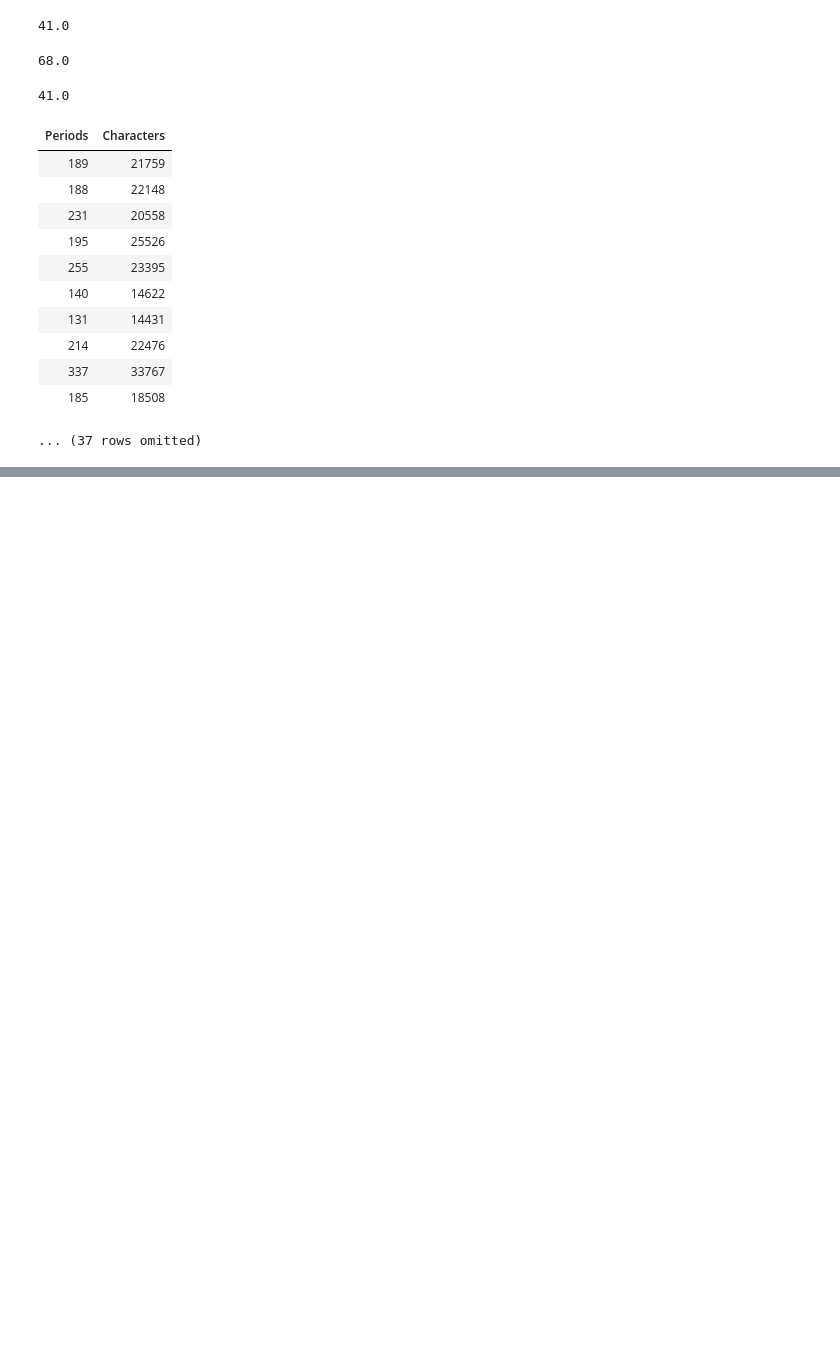
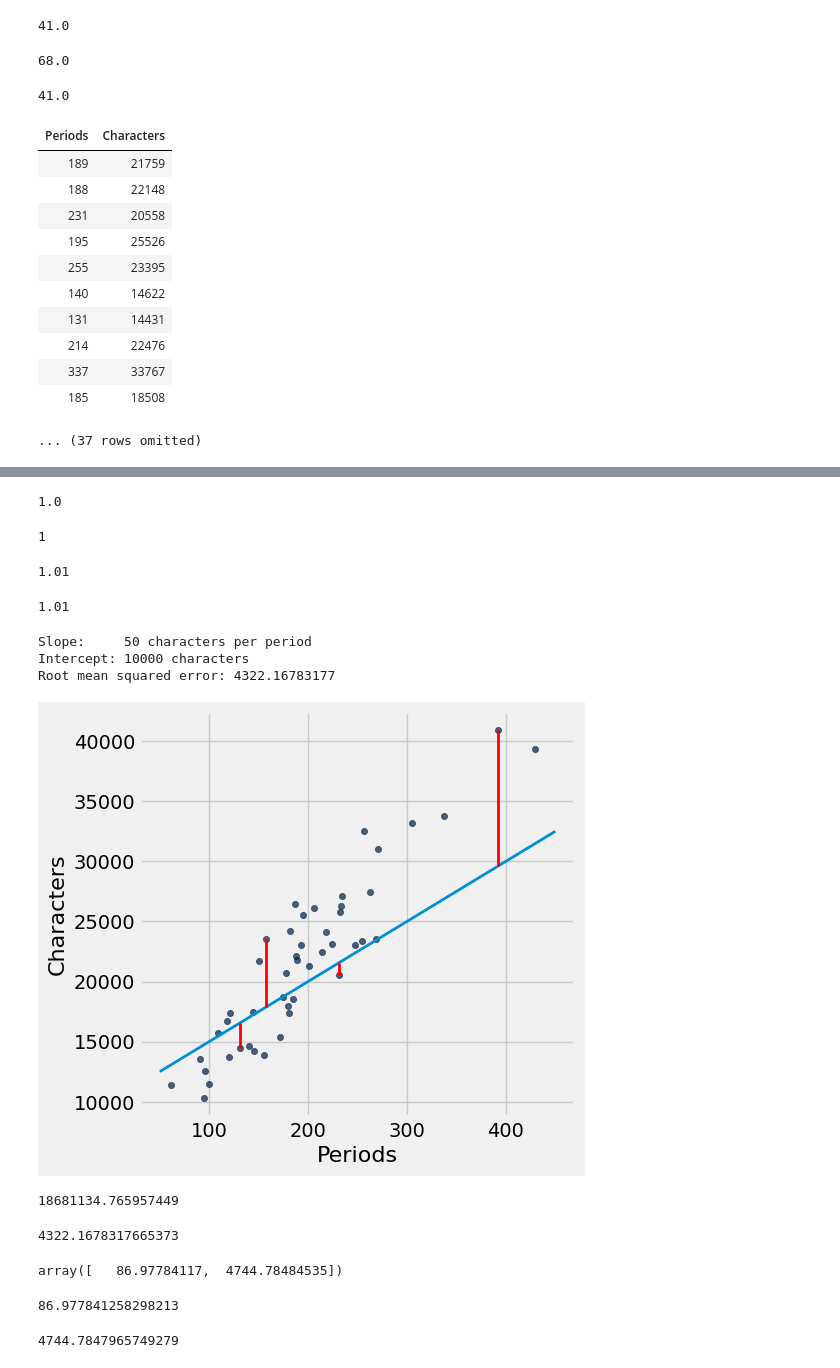
Before and after one commit to ciretorres/python, a Jupyter notebook: data8.3x/week2/sec05_least_squares.ipynb, the cells around one changed output, grey strips where cells are left out. Cells and saved outputs as stored; diff of their text form; code cells hidden in the pictures; blank space fills up the shorter version.

Commit message:
Lec 5.4 Least Squares

```diff
--- a/data8.3x/week2/sec05_least_squares.ipynb
+++ b/data8.3x/week2/sec05_least_squares.ipynb
@@ -172,0 +186,16 @@ Root mean squared error: 2701.690785311856
+# %%
+f(minimize(f))
+# %% [output]
+1.0
+# %%
+f(3)
+# %% [output]
+1
+# %%
+f(3.1)
+# %% [output]
+1.01
+# %%
+f(2.9)
+# %% [output]
+1.01
@@ -172,0 +208,27 @@ Root mean squared error: 2701.690785311856
+# %%
+lw_rmse(50, 10000)
+# %% [output]
+Slope:     50 characters per period
+Intercept: 10000 characters
+Root mean squared error: 4322.16783177
+[figure, added]
+# %%
+lw_mse(50, 10000)
+# %% [output]
+18681134.765957449
+# %%
+lw_mse(50, 10000) ** 0.5
+# %% [output]
+4322.1678317665373
+# %%
+minimize(lw_mse)
+# %% [output]
+array([   86.97784117,  4744.78484535])
+# %%
+slope(little_women, 0, 1)
+# %% [output]
+86.977841258298213
+# %%
+intercept(little_women, 0, 1)
+# %% [output]
+4744.7847965749279
```
Also changed, not shown: parts of 14 cells of this notebook.
